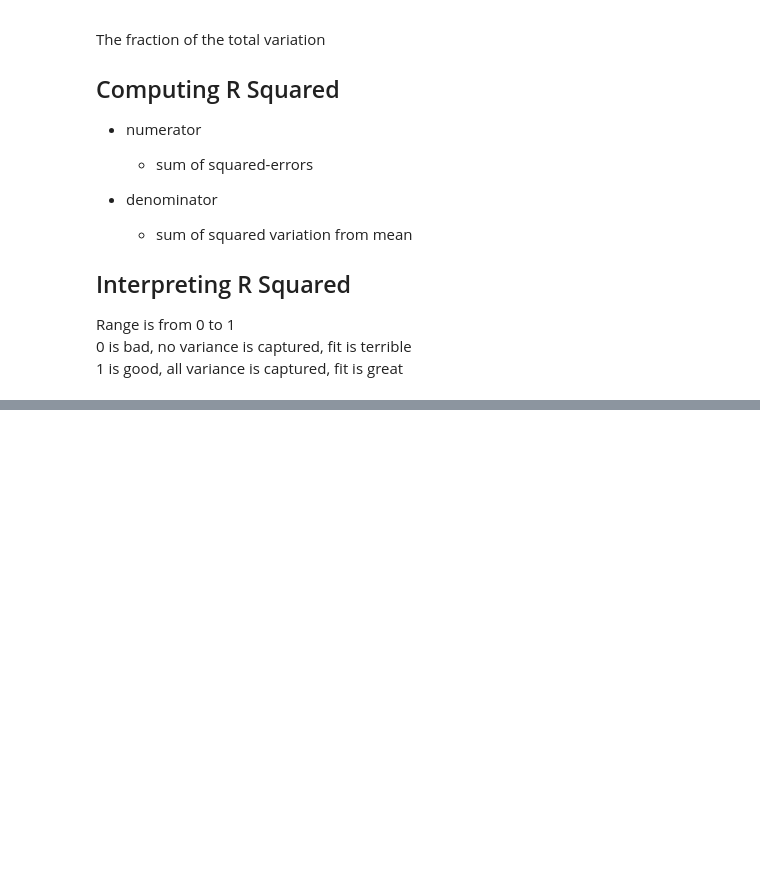
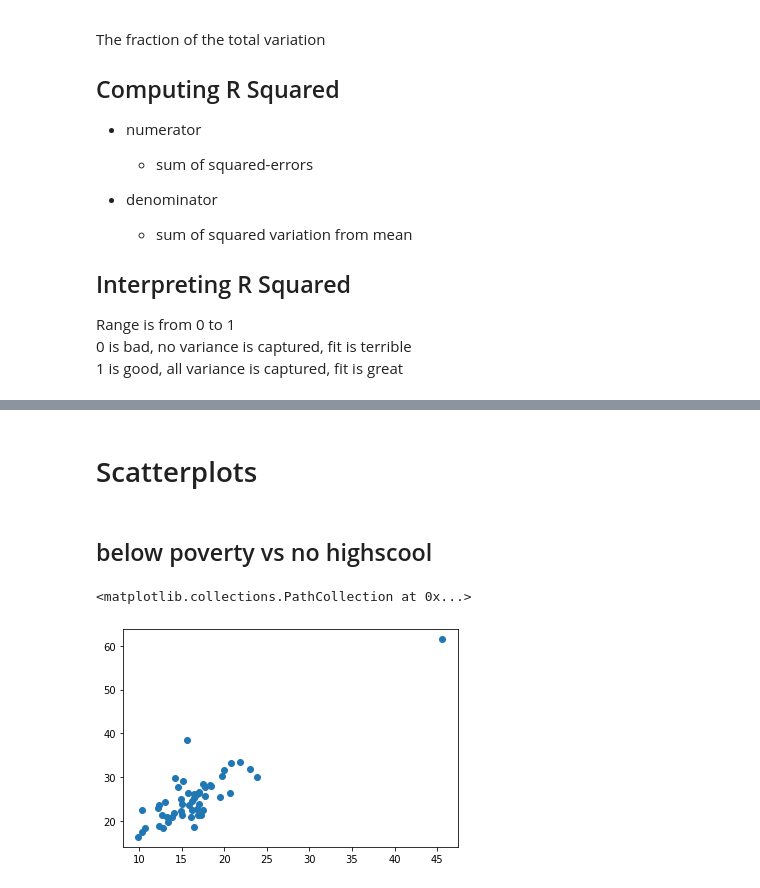
Before and after one commit to imagineLife/data-cleaner, a Jupyter notebook: LinearRegression.ipynb, the cells around one changed output, grey strips where cells are left out. Cells and saved outputs as stored; diff of their text form; code cells hidden in the pictures; blank space fills up the shorter version.

Commit message:
scattering some comparisons

```diff
--- a/LinearRegression.ipynb
+++ b/LinearRegression.ipynb
@@ -45,0 +50,14 @@ Range is from 0 to 1
+# %%
+%matplotlib inline
+import numpy as np
+import pandas as pd
+from scipy import stats
+from pylab import *
+
+# save file-data to var, using pandas read_file method
+# assign to a DataFrame
+df = pd.read_csv("./cleaned.csv")
+
+# output a short-exampe of the data
+df.head()
+# df
@@ -45,0 +78,22 @@ Range is from 0 to 1
+# %%
+age_cols = df.filter(like="Percent below poverty level:AGE")
+ed_poverty_totals = df.filter(like="Percent below poverty level:EDUCATIONAL ATTAINMENT:")
+ed_poverty_totals.head()
+
+# AgeRange Column
+below_p_18_to_35 = age_cols["Percent below poverty level:AGE:18 to 64 years!!18 to 34 years"]
+
+# Education-Columns
+no_hs_pct = ed_poverty_totals["Percent below poverty level:EDUCATIONAL ATTAINMENT:Population 25 years and over!!Less than high school graduate"]
+hs_grads_pct = ed_poverty_totals["Percent below poverty level:EDUCATIONAL ATTAINMENT:Population 25 years and over!!High school graduate (includes equivalency)"]
+some_college_pct = ed_poverty_totals["Percent below poverty level:EDUCATIONAL ATTAINMENT:Population 25 years and over!!High school graduate (includes equivalency)"]
+bach_plus_pct = ed_poverty_totals["Percent below poverty level:EDUCATIONAL ATTAINMENT:Population 25 years and over!!Bachelor's degree or higher"]
+# %% [markdown]
+# Scatterplots
+# %% [markdown]
+## below poverty vs no highscool
+# %%
+scatter(below_p_18_to_35, no_hs_pct)
+# %% [output]
+<matplotlib.collections.PathCollection at 0x...>
+[figure, added]
```
Also changed, not shown: parts of 8 cells of this notebook.
